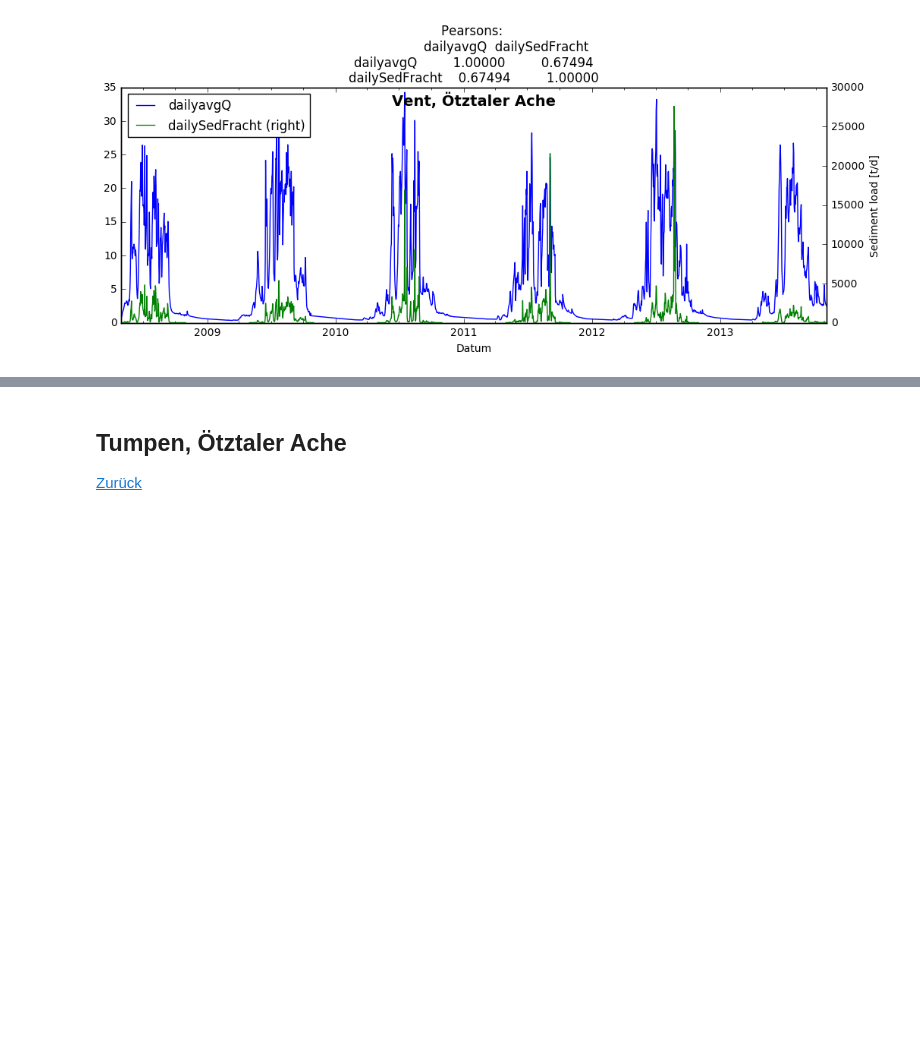
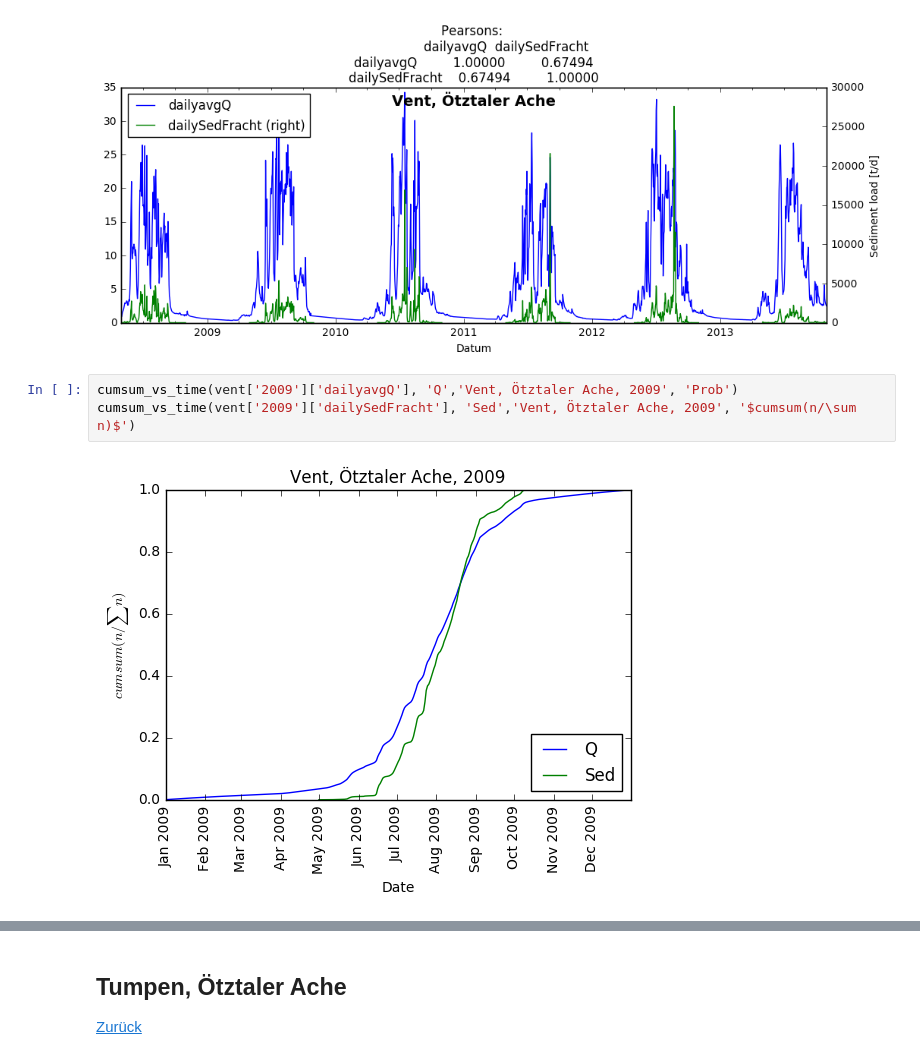
Before and after one commit to lucfr/lucfr-share, a Jupyter notebook: Longterm_Sedfracht_Pegel_Steckbriefe.ipynb, the cells around one changed output, grey strips where cells are left out. Cells and saved outputs as stored; diff of their text form; blank space fills up the shorter version.

```diff
--- a/Longterm_Sedfracht_Pegel_Steckbriefe.ipynb
+++ b/Longterm_Sedfracht_Pegel_Steckbriefe.ipynb
@@ -259,3 +286,8 @@ None
 Plot:
 [figure]
 [figure]
+# %%
+cumsum_vs_time(vent['2009']['dailyavgQ'], 'Q','Vent, Ötztaler Ache, 2009', 'Prob')
+cumsum_vs_time(vent['2009']['dailySedFracht'], 'Sed','Vent, Ötztaler Ache, 2009', '$cumsum(n/\sum n)$')
+# %% [output]
+[figure, added]
```
Also changed, not shown: parts of 15 cells of this notebook.
